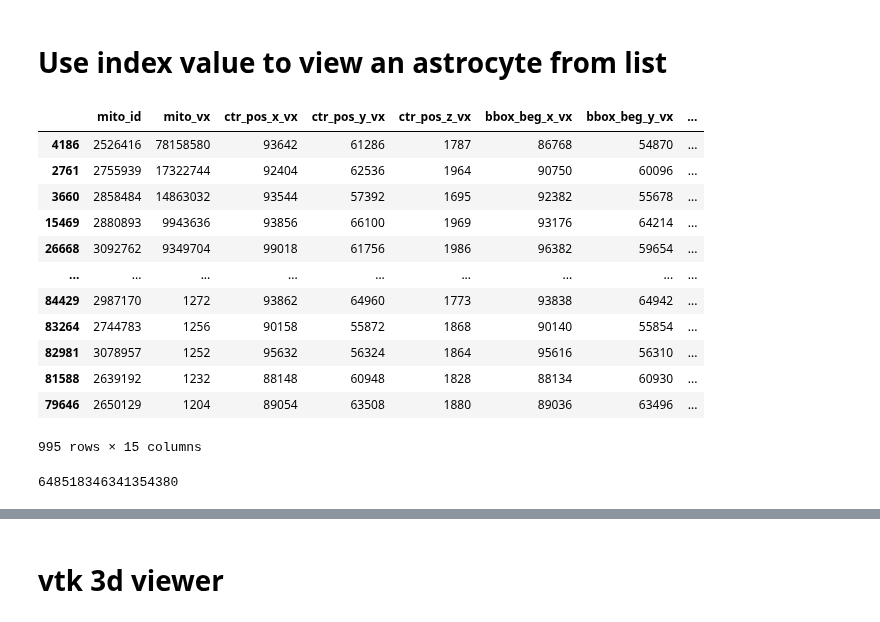
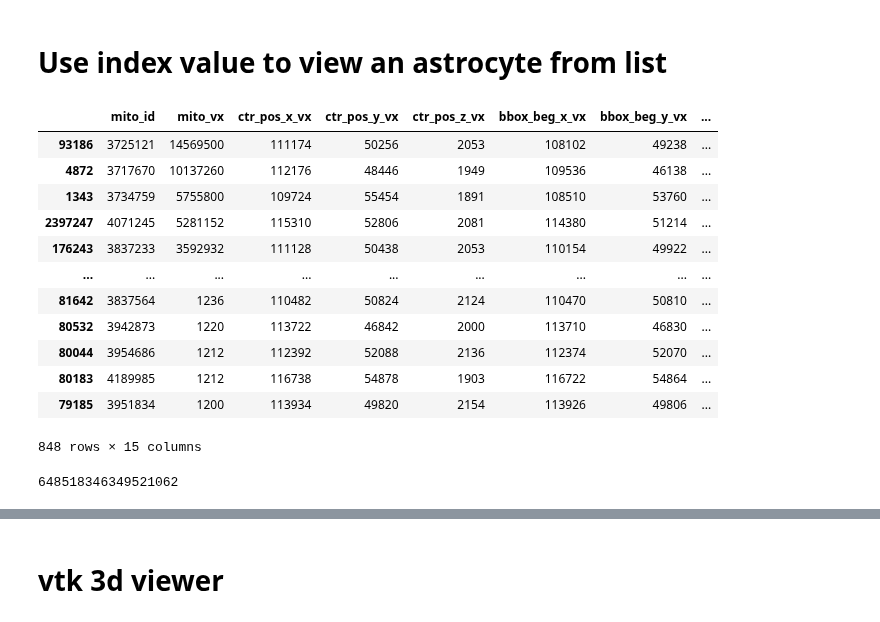
Before and after one commit to shandran/layer23-volume, a Jupyter notebook: astrocyte_mitochondria/vtk_astrocyte_mitochondria_visualizer_using_threshold.ipynb, the cells around one changed output, grey strips where cells are left out. Drawn from its saved outputs; the diff is of its cells as text; code cells hidden in the pictures.

```diff
--- a/astrocyte_mitochondria/vtk_astrocyte_mitochondria_visualizer_using_threshold.ipynb
+++ b/astrocyte_mitochondria/vtk_astrocyte_mitochondria_visualizer_using_threshold.ipynb
@@ -68,29 +68,29 @@ print(astrocyte_list)
 # %%
 # pull all mitos from a cellid of interest from astrocyte list, by index number
 
-indx = 37
+indx = 12
 cellid = astrocyte_list[indx]
 
 mito_querydf = mito[mito['cellid'] == cellid]
 mito_querydf.sort_values(by='mito_vx', ascending=False)
 # %% [output]
 |  | mito_id | mito_vx | ctr_pos_x_vx | ctr_pos_y_vx | ctr_pos_z_vx | bbox_beg_x_vx | bbox_beg_y_vx | ... |
-| 4186 | 2526416 | 78158580 | 93642 | 61286 | 1787 | 86768 | 54870 | ... |
-| 2761 | 2755939 | 17322744 | 92404 | 62536 | 1964 | 90750 | 60096 | ... |
-| 3660 | 2858484 | 14863032 | 93544 | 57392 | 1695 | 92382 | 55678 | ... |
-| 15469 | 2880893 | 9943636 | 93856 | 66100 | 1969 | 93176 | 64214 | ... |
-| 26668 | 3092762 | 9349704 | 99018 | 61756 | 1986 | 96382 | 59654 | ... |
+| 93186 | 3725121 | 14569500 | 111174 | 50256 | 2053 | 108102 | 49238 | ... |
+| 4872 | 3717670 | 10137260 | 112176 | 48446 | 1949 | 109536 | 46138 | ... |
+| 1343 | 3734759 | 5755800 | 109724 | 55454 | 1891 | 108510 | 53760 | ... |
+| 2397247 | 4071245 | 5281152 | 115310 | 52806 | 2081 | 114380 | 51214 | ... |
+| 176243 | 3837233 | 3592932 | 111128 | 50438 | 2053 | 110154 | 49922 | ... |
 | ... | ... | ... | ... | ... | ... | ... | ... | ... |
-| 84429 | 2987170 | 1272 | 93862 | 64960 | 1773 | 93838 | 64942 | ... |
-| 83264 | 2744783 | 1256 | 90158 | 55872 | 1868 | 90140 | 55854 | ... |
-| 82981 | 3078957 | 1252 | 95632 | 56324 | 1864 | 95616 | 56310 | ... |
-| 81588 | 2639192 | 1232 | 88148 | 60948 | 1828 | 88134 | 60930 | ... |
-| 79646 | 2650129 | 1204 | 89054 | 63508 | 1880 | 89036 | 63496 | ... |
+| 81642 | 3837564 | 1236 | 110482 | 50824 | 2124 | 110470 | 50810 | ... |
+| 80532 | 3942873 | 1220 | 113722 | 46842 | 2000 | 113710 | 46830 | ... |
+| 80044 | 3954686 | 1212 | 112392 | 52088 | 2136 | 112374 | 52070 | ... |
+| 80183 | 4189985 | 1212 | 116738 | 54878 | 1903 | 116722 | 54864 | ... |
+| 79185 | 3951834 | 1200 | 113934 | 49820 | 2154 | 113926 | 49806 | ... |
-995 rows × 15 columns
+848 rows × 15 columns
 # %%
 cellid
 # %% [output]
-648518346341354380
+648518346349521062
 # %%
 thresh = 2000000
 # %%
```
Also changed, not shown: parts of 12 cells of this notebook.
